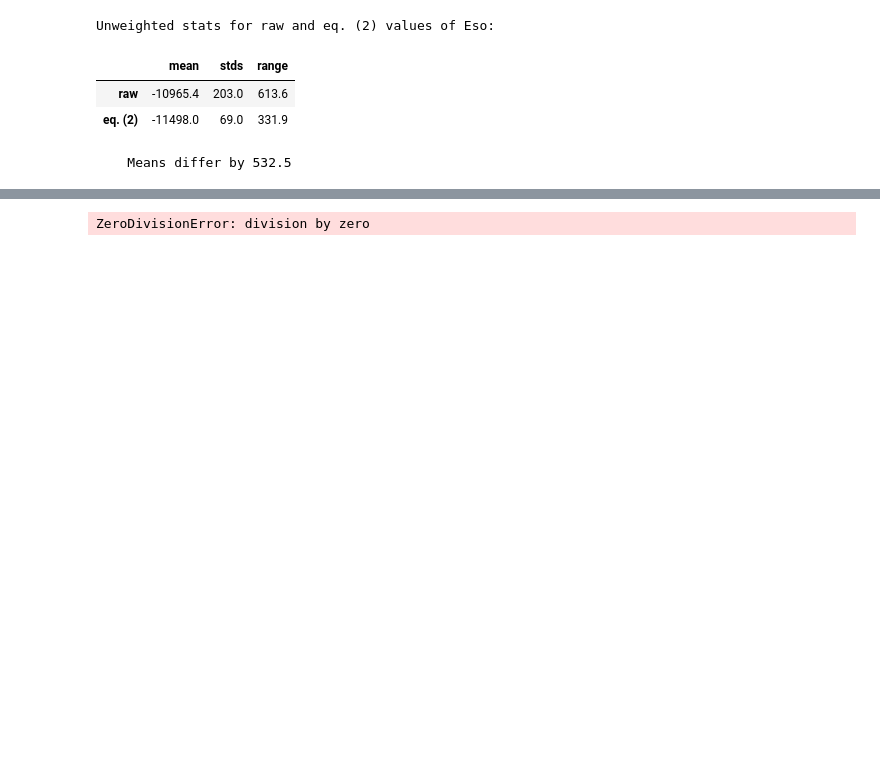
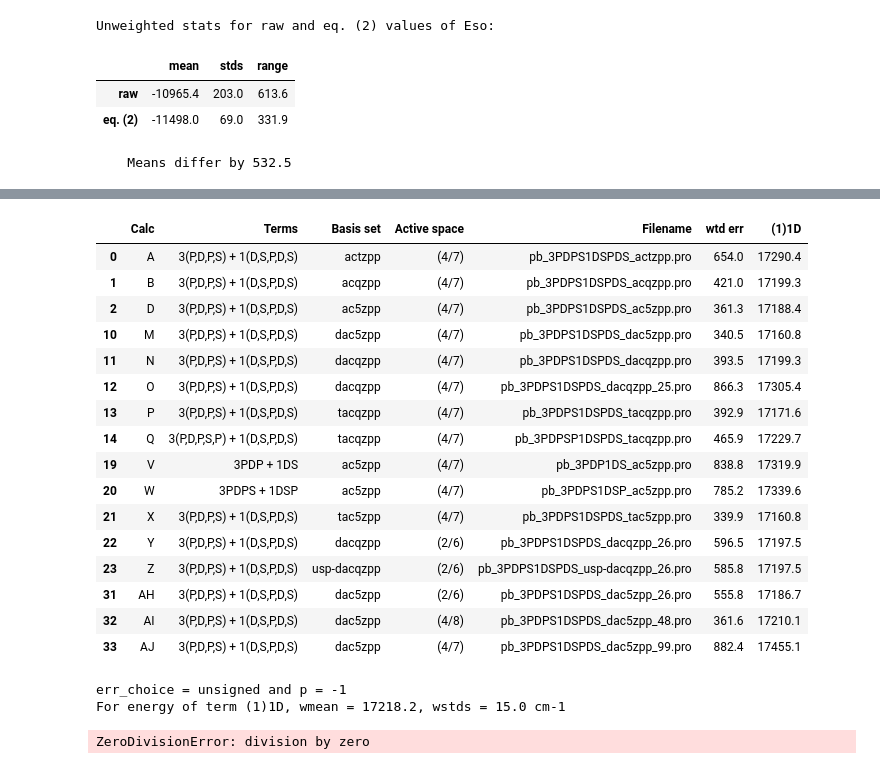
Before and after one commit to kkinist/atomic_SOC, a Jupyter notebook: MSS/Pb_results_analysis.ipynb, the cells around one changed output, grey strips where cells are left out. Saved outputs shown, nothing was run; the diff lists cells and outputs as text; code cells hidden in the pictures; blank space fills up the shorter version.

```diff
--- a/MSS/Pb_results_analysis.ipynb
+++ b/MSS/Pb_results_analysis.ipynb
@@ -246,3 +267,55 @@ Weighted stats for raw and eq. (2) values of Eso, weights = yunc**-0.5:
+# %%
+# In this section we use the low-precision (to 0.1%) term weights
+#    in contrast with the full-precision values available for the ground term
+selterm = ['(1)3P', '3P']  # list all synonyms for the desired term
+selterm = ['(1)1D', '1D']
+selterm = ['(1)1S', '1S']
+Ecol = 'Expt/cm-1'
+# %%
+dfsel = dfout.drop(columns=['3P wt in CASSCF', 'Raw Eso', 'Eso'])
+# dfout is already restricted to calculations with smaller energy errors
+tsel = selterm[0]
+eq2l = []
+for calc in dfsel.Calc.values:
+    df = dfd[calc]
+    nlev = len(df)
+    wt = np.zeros(nlev)  # weight of selected term in each level
+    for irow, row in df.iterrows():
+       for trm, w in eval(row.termwts).items():
+            if trm in selterm:
+                wt[irow] = w
+                break
+    W = wt * (2 * df.J.values + 1)
+    eq2 = np.dot(W, df[Ecol].values) / W.sum()
+    eq2l.append(np.round(eq2, 1))
+dfsel[tsel] = eq2l
+dfsel
+# %% [output]
+|  | Calc | Terms | Basis set | Active space | Filename | wtd err | (1)1D |
+| 0 | A | 3(P,D,P,S) + 1(D,S,P,D,S) | actzpp | (4/7) | pb_3PDPS1DSPDS_actzpp.pro | 654.0 | 17290.4 |
+| 1 | B | 3(P,D,P,S) + 1(D,S,P,D,S) | acqzpp | (4/7) | pb_3PDPS1DSPDS_acqzpp.pro | 421.0 | 17199.3 |
+| 2 | D | 3(P,D,P,S) + 1(D,S,P,D,S) | ac5zpp | (4/7) | pb_3PDPS1DSPDS_ac5zpp.pro | 361.3 | 17188.4 |
+| 10 | M | 3(P,D,P,S) + 1(D,S,P,D,S) | dac5zpp | (4/7) | pb_3PDPS1DSPDS_dac5zpp.pro | 340.5 | 17160.8 |
+| 11 | N | 3(P,D,P,S) + 1(D,S,P,D,S) | dacqzpp | (4/7) | pb_3PDPS1DSPDS_dacqzpp.pro | 393.5 | 17199.3 |
+| 12 | O | 3(P,D,P,S) + 1(D,S,P,D,S) | dacqzpp | (4/7) | pb_3PDPS1DSPDS_dacqzpp_25.pro | 866.3 | 17305.4 |
+| 13 | P | 3(P,D,P,S) + 1(D,S,P,D,S) | tacqzpp | (4/7) | pb_3PDPS1DSPDS_tacqzpp.pro | 392.9 | 17171.6 |
+| 14 | Q | 3(P,D,P,S,P) + 1(D,S,P,D,S) | tacqzpp | (4/7) | pb_3PDPSP1DSPDS_tacqzpp.pro | 465.9 | 17229.7 |
+| 19 | V | 3PDP + 1DS | ac5zpp | (4/7) | pb_3PDP1DS_ac5zpp.pro | 838.8 | 17319.9 |
+| 20 | W | 3PDPS + 1DSP | ac5zpp | (4/7) | pb_3PDPS1DSP_ac5zpp.pro | 785.2 | 17339.6 |
+| 21 | X | 3(P,D,P,S) + 1(D,S,P,D,S) | tac5zpp | (4/7) | pb_3PDPS1DSPDS_tac5zpp.pro | 339.9 | 17160.8 |
+| 22 | Y | 3(P,D,P,S) + 1(D,S,P,D,S) | dacqzpp | (2/6) | pb_3PDPS1DSPDS_dacqzpp_26.pro | 596.5 | 17197.5 |
+| 23 | Z | 3(P,D,P,S) + 1(D,S,P,D,S) | usp-dacqzpp | (2/6) | pb_3PDPS1DSPDS_usp-dacqzpp_26.pro | 585.8 | 17197.5 |
+| 31 | AH | 3(P,D,P,S) + 1(D,S,P,D,S) | dac5zpp | (2/6) | pb_3PDPS1DSPDS_dac5zpp_26.pro | 555.8 | 17186.7 |
+| 32 | AI | 3(P,D,P,S) + 1(D,S,P,D,S) | dac5zpp | (4/8) | pb_3PDPS1DSPDS_dac5zpp_48.pro | 361.6 | 17210.1 |
+| 33 | AJ | 3(P,D,P,S) + 1(D,S,P,D,S) | dac5zpp | (4/7) | pb_3PDPS1DSPDS_dac5zpp_99.pro | 882.4 | 17455.1 |
+# %%
+# weighted statistics across these calculations
+m, s = chem.weighted_mean(eq2l, dfsel['wtd err'].values**p)
+print(f'err_choice = {err_choice} and p = {p}')
+print(f'For energy of term {tsel}, wmean = {m:.1f}, wstds = {s:.1f} cm-1')
+# %% [output]
+err_choice = unsigned and p = -1
+For energy of term (1)1D, wmean = 17218.2, wstds = 15.0 cm-1
 # %%
 1/0  # stop here by default
 # %% [output]
```
Also changed, not shown: parts of 26 cells of this notebook.
